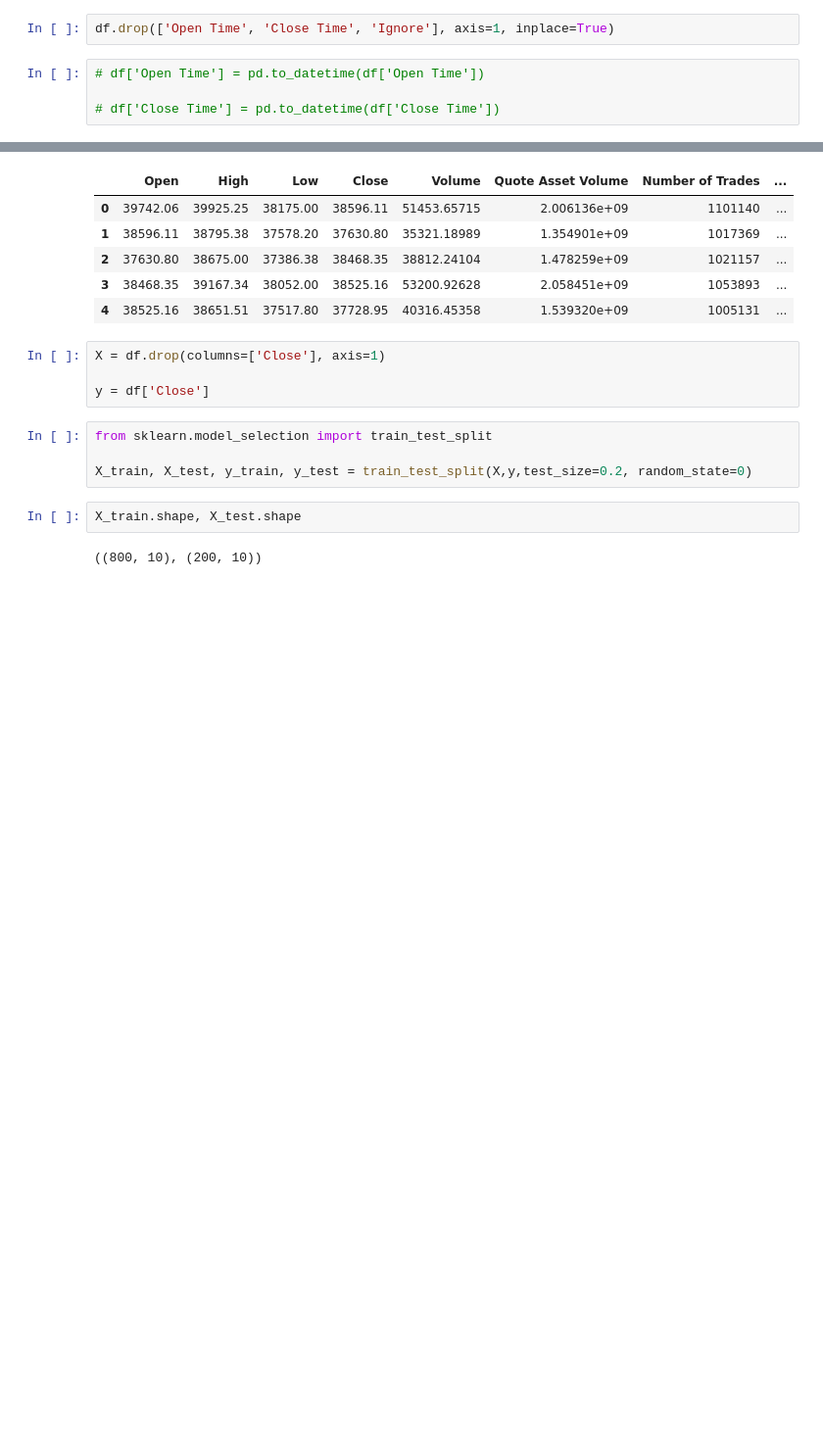
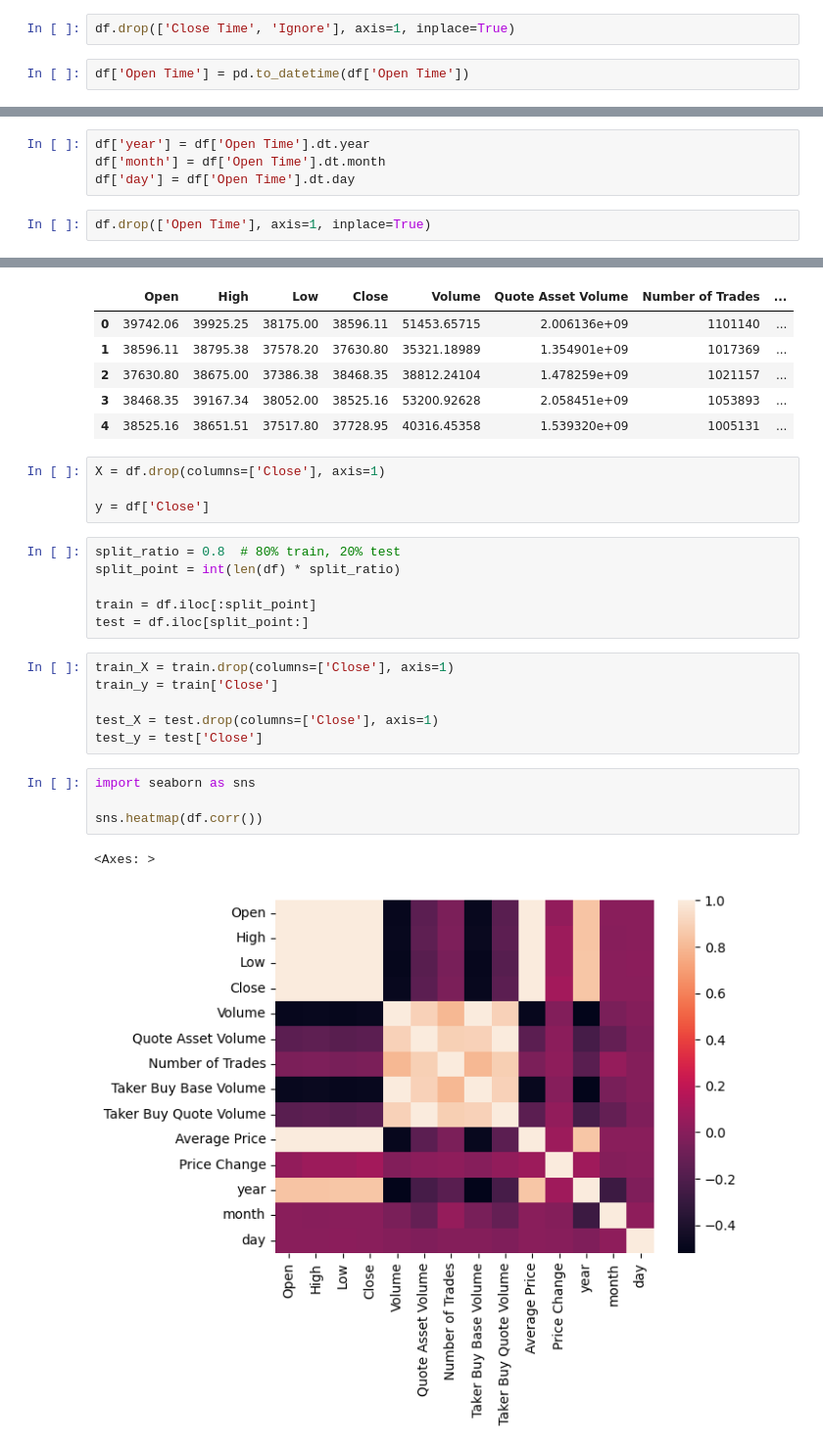
Before and after one commit to zabih1/CryptoForecasting, a Jupyter notebook: Notebook/practice.ipynb, the cells around one changed output, grey strips where cells are left out. Shown at 98% size. Saved outputs shown, nothing was run; the diff lists cells and outputs as text; blank space fills up the shorter version.

```diff
--- a/Notebook/practice.ipynb
+++ b/Notebook/practice.ipynb
@@ -31,8 +17,6 @@ df.head()
 | 3 | 2022-05-02 | 38468.35 | 39167.34 | 38052.00 | 38525.16 | 53200.92628 | 2022-05-02 23:59:59.999 | 2.058451e+09 | ... |
 | 4 | 2022-05-03 | 38525.16 | 38651.51 | 37517.80 | 37728.95 | 40316.45358 | 2022-05-03 23:59:59.999 | 1.539320e+09 | ... |
 # %%
-df.drop(['Open Time', 'Close Time', 'Ignore'], axis=1, inplace=True)
+df.drop(['Close Time', 'Ignore'], axis=1, inplace=True)
 # %%
-# df['Open Time'] = pd.to_datetime(df['Open Time'])
-
-# df['Close Time'] = pd.to_datetime(df['Close Time'])
+df['Open Time'] = pd.to_datetime(df['Open Time'])
@@ -46,3 +23,9 @@ df.drop(['Open Time', 'Close Time', 'Ignore'], axis=1, inplace=True)
+# %%
+df['year'] = df['Open Time'].dt.year
+df['month'] = df['Open Time'].dt.month
+df['day'] = df['Open Time'].dt.day
+# %%
+df.drop(['Open Time'], axis=1, inplace=True)
 # %%
 df.head()
 # %% [output]
@@ -56,12 +39,23 @@ df.head()
 X = df.drop(columns=['Close'], axis=1)
 
 y = df['Close']
-# %%
-from sklearn.model_selection import train_test_split
-
-X_train, X_test, y_train, y_test = train_test_split(X,y,test_size=0.2, random_state=0)
-# %%
-X_train.shape, X_test.shape
-# %% [output]
-((800, 10), (200, 10))
+# %%
+split_ratio = 0.8  # 80% train, 20% test
+split_point = int(len(df) * split_ratio)
+
+train = df.iloc[:split_point]
+test = df.iloc[split_point:]
+# %%
+train_X = train.drop(columns=['Close'], axis=1)
+train_y = train['Close']
+
+test_X = test.drop(columns=['Close'], axis=1)
+test_y = test['Close']
+# %%
+import seaborn as sns
+
+sns.heatmap(df.corr())
+# %% [output]
+<Axes: >
+[figure, added]
 # %%
```
Also changed, not shown: parts of 8 cells of this notebook, 9 other files.
